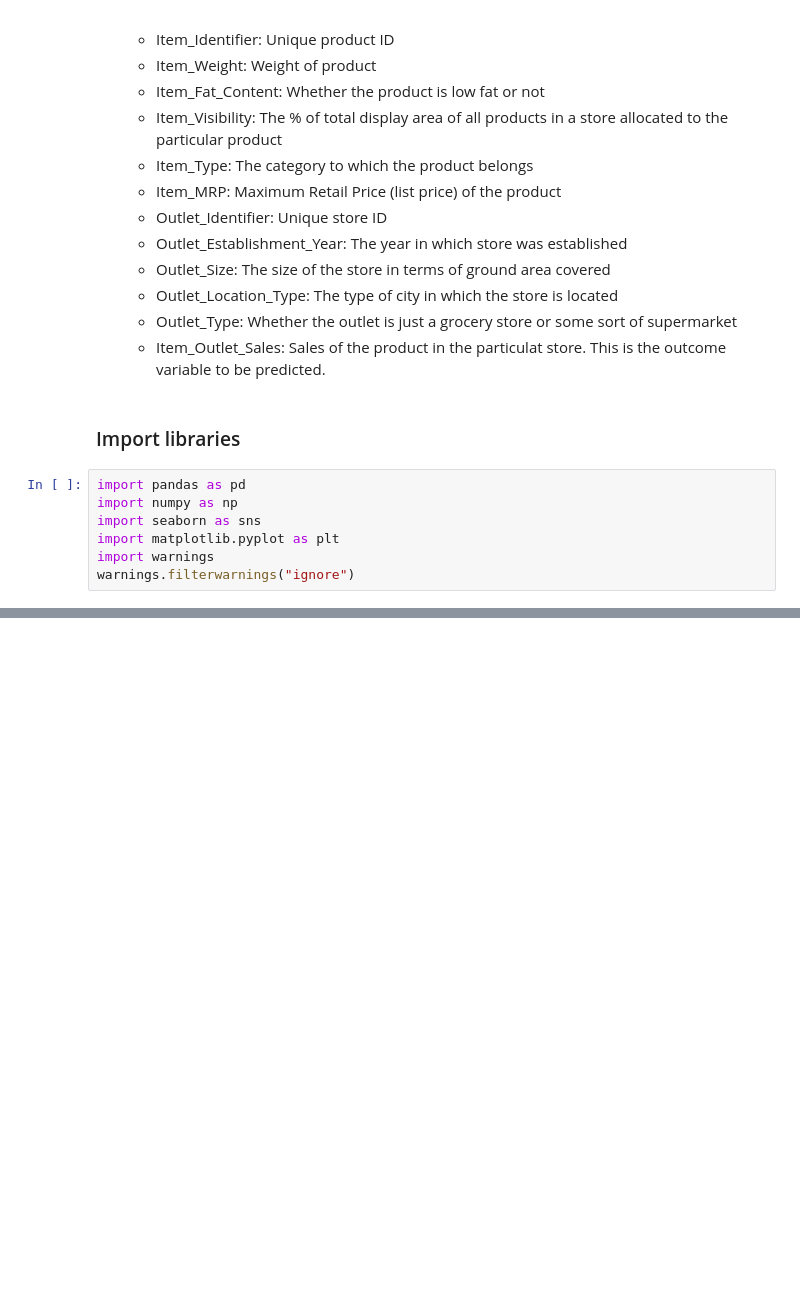
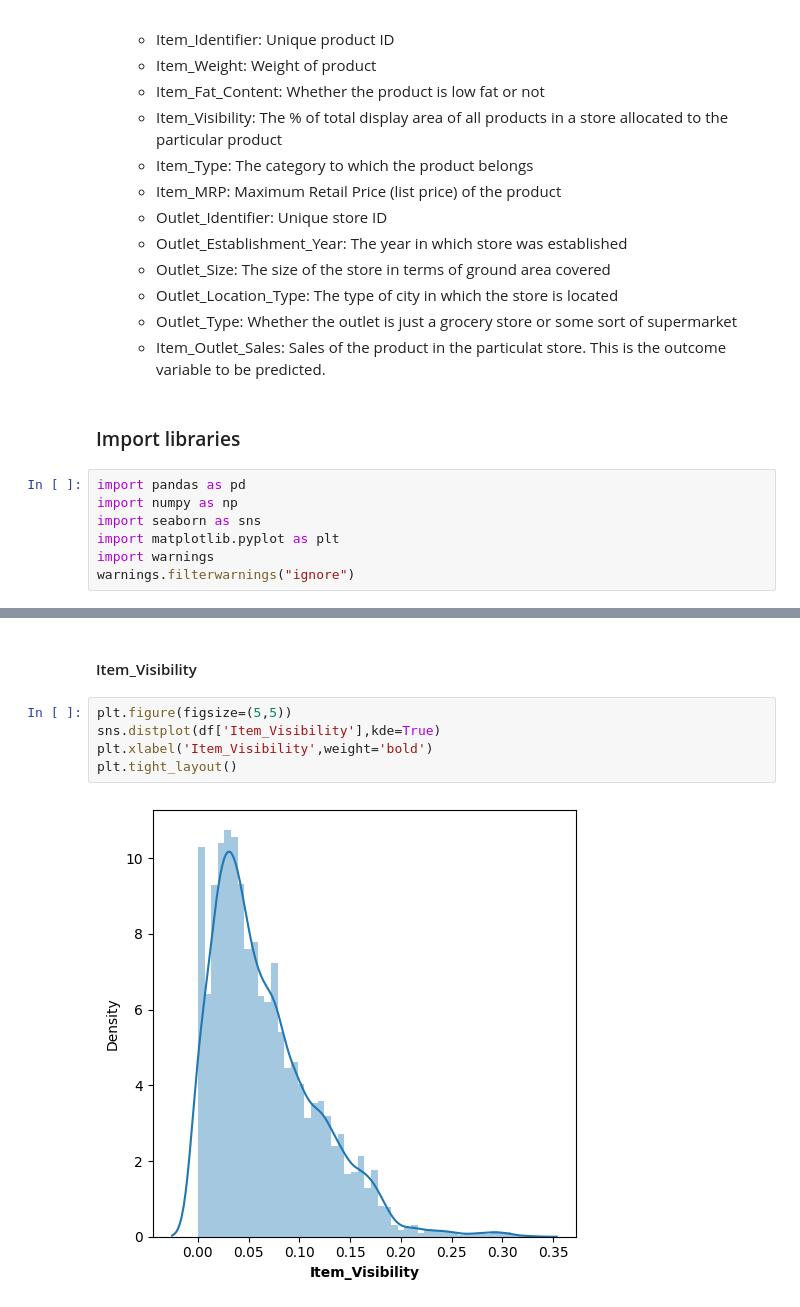
Before and after one commit to rewatevijaykumar/store-sales-prediction, a Jupyter notebook: notebooks/store-sales-prediction.ipynb, the cells around one changed output, grey strips where cells are left out. Saved outputs shown, nothing was run; the diff lists cells and outputs as text; blank space fills up the shorter version.

```diff
--- a/notebooks/store-sales-prediction.ipynb
+++ b/notebooks/store-sales-prediction.ipynb
@@ -43,0 +178,9 @@ df = pd.read_csv('notebooks\Train.csv')
+# %% [markdown]
+#### Item_Visibility
+# %%
+plt.figure(figsize=(5,5))
+sns.distplot(df['Item_Visibility'],kde=True)
+plt.xlabel('Item_Visibility',weight='bold')
+plt.tight_layout()
+# %% [output]
+[figure, added]
```
Also changed, not shown: parts of 53 cells of this notebook.
